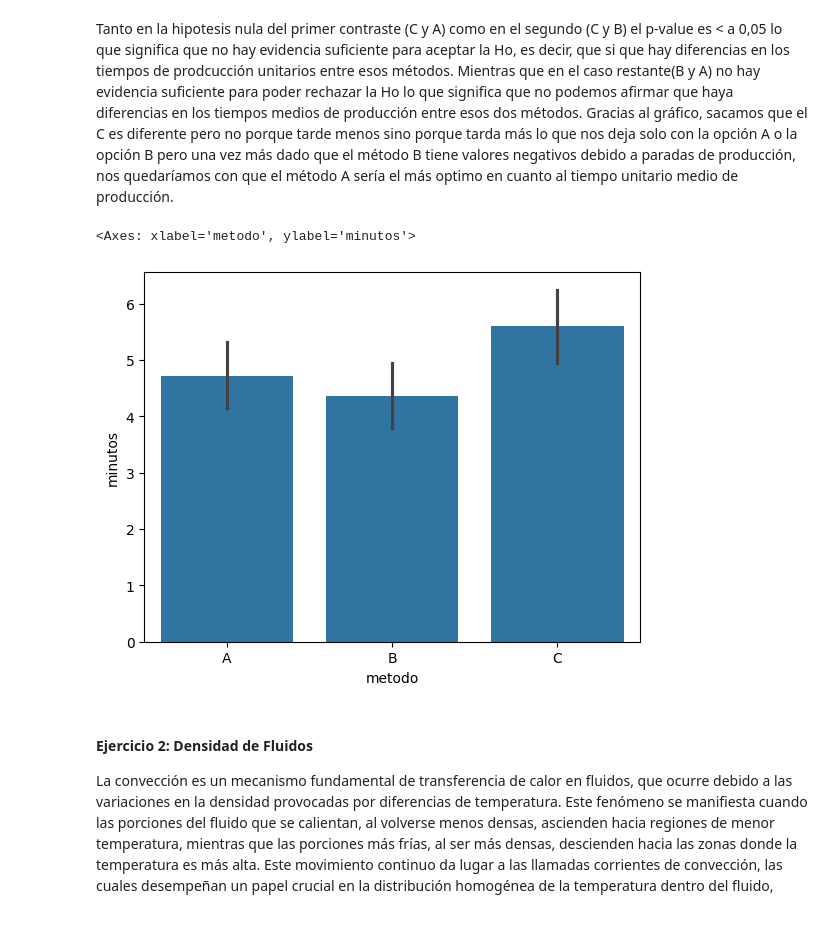
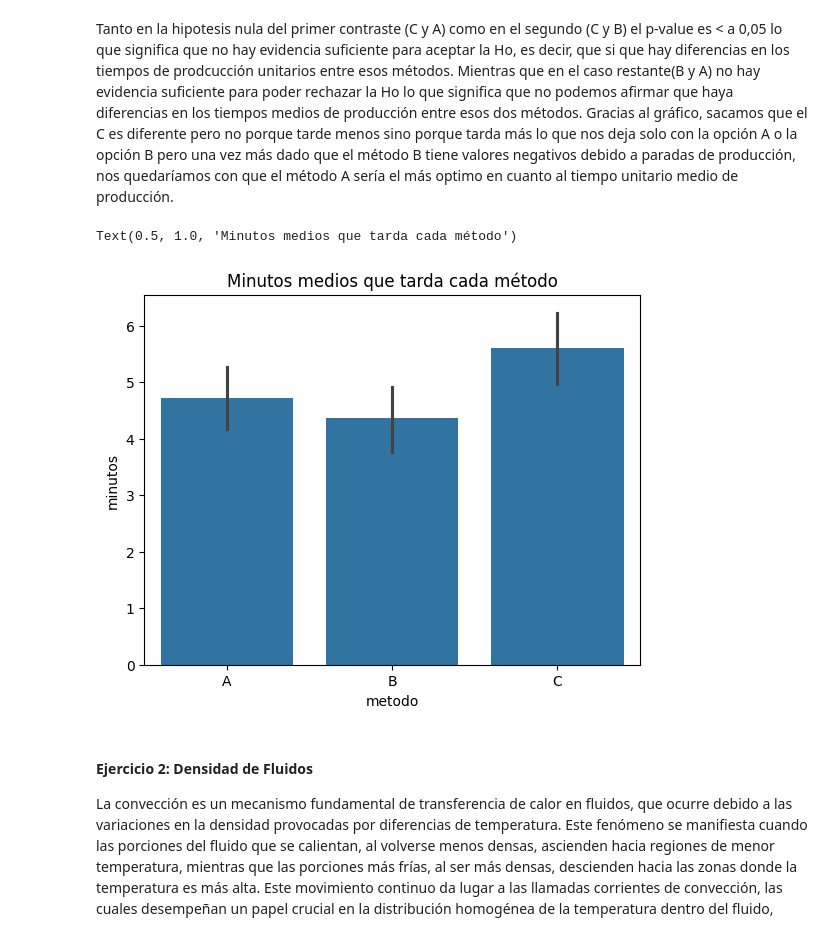
Before and after one commit to jgilsu11/laboratorio-modulo6-leccion03-1-ab-testing-parametrico, a Jupyter notebook: laboratorio-modulo6-leccion03-1-ab-testing-parametrico.ipynb, the cells around one changed output. Cells and saved outputs as stored; diff of their text form; code cells hidden in the pictures.

```diff
--- a/laboratorio-modulo6-leccion03-1-ab-testing-parametrico.ipynb
+++ b/laboratorio-modulo6-leccion03-1-ab-testing-parametrico.ipynb
@@ -283,9 +223,10 @@ TtestResult(statistic=np.float64(-0.8500751462606051), pvalue=np.float64(0.39735
 Tanto en la hipotesis nula del primer contraste (C y A) como en el segundo (C y B) el p-value es < a 0,05 lo que significa que no hay evidencia suficiente para aceptar la Ho, es decir, que si que hay diferencias en los tiempos de prodcucción unitarios entre esos métodos. Mientras que en el caso restante(B y A) no hay evidencia suficiente para poder rechazar la Ho lo que significa que no podemos afirmar que haya diferencias en los tiempos medios de producción entre esos dos métodos. Gracias al gráfico, sacamos que el C es diferente pero no porque tarde menos sino porque tarda más lo que nos deja solo con la opción A o la opción B pero una vez más dado que el método B tiene valores negativos debido a paradas de producción, nos quedaríamos con que el método A sería el más optimo en cuanto al tiempo unitario medio de producción.
 # %%
 sns.barplot(x="metodo", y= "minutos", data= montaje)
+plt.title("Minutos medios que tarda cada método")
 # %% [output]
-<Axes: xlabel='metodo', ylabel='minutos'>
+Text(0.5, 1.0, 'Minutos medios que tarda cada método')
-[figure, old version]
+[figure, new version]
 # %% [markdown]
 #### Ejercicio 2: Densidad de Fluidos
 
```
Also changed, not shown: parts of 31 cells of this notebook.
